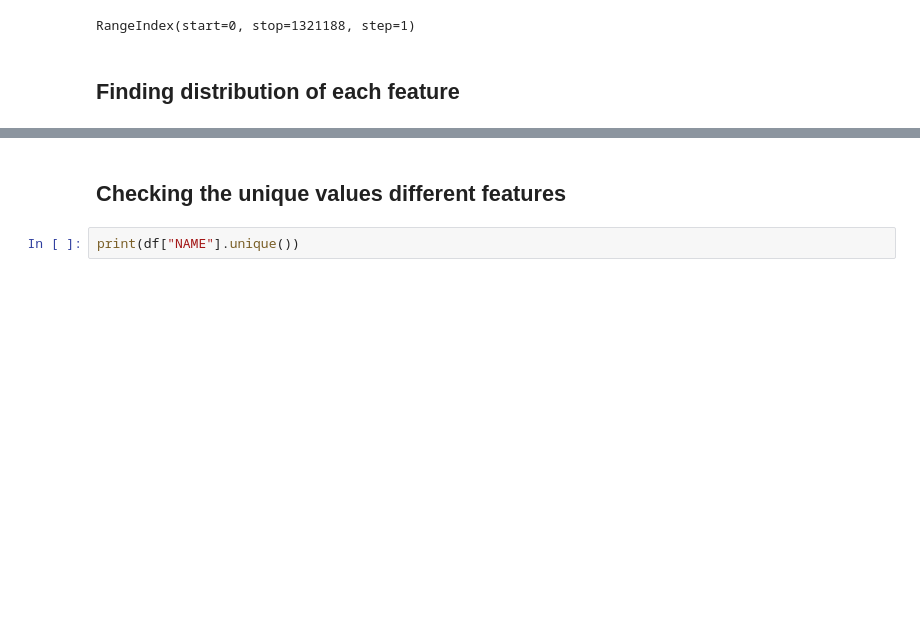
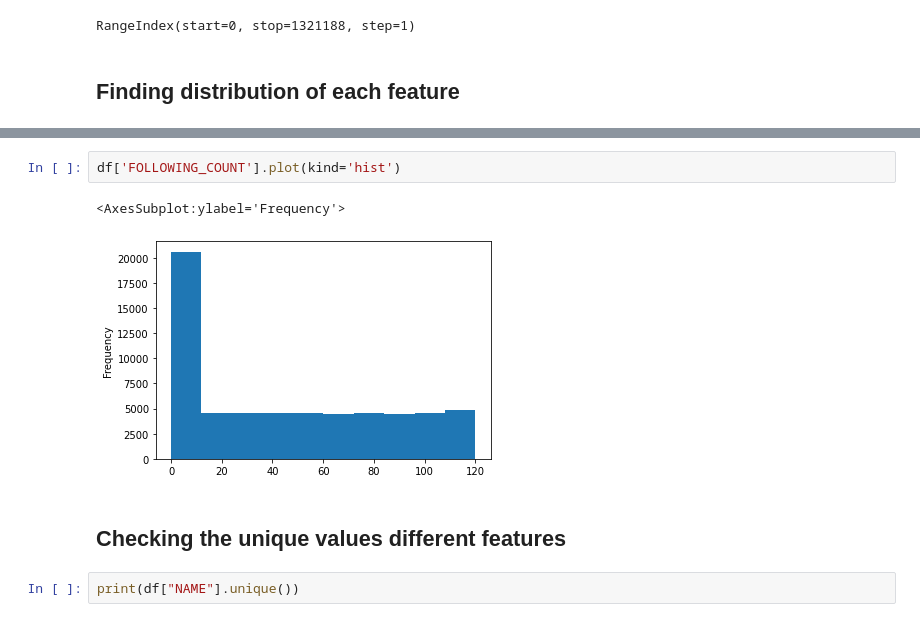
Before and after one commit to rida-manzoor/Pandas, a Jupyter notebook: Untitled.ipynb, the cells around one changed output, grey strips where cells are left out. Cells and saved outputs as stored; diff of their text form; blank space fills up the shorter version.

```diff
--- a/Untitled.ipynb
+++ b/Untitled.ipynb
@@ -95,3 +98,8 @@ plt.show()
+# %%
+df['FOLLOWING_COUNT'].plot(kind='hist')
+# %% [output]
+<AxesSubplot:ylabel='Frequency'>
+[figure, added]
 # %% [markdown]
 ## Checking the unique values different features
 # %%
```
Also changed, not shown: parts of 17 cells of this notebook.
